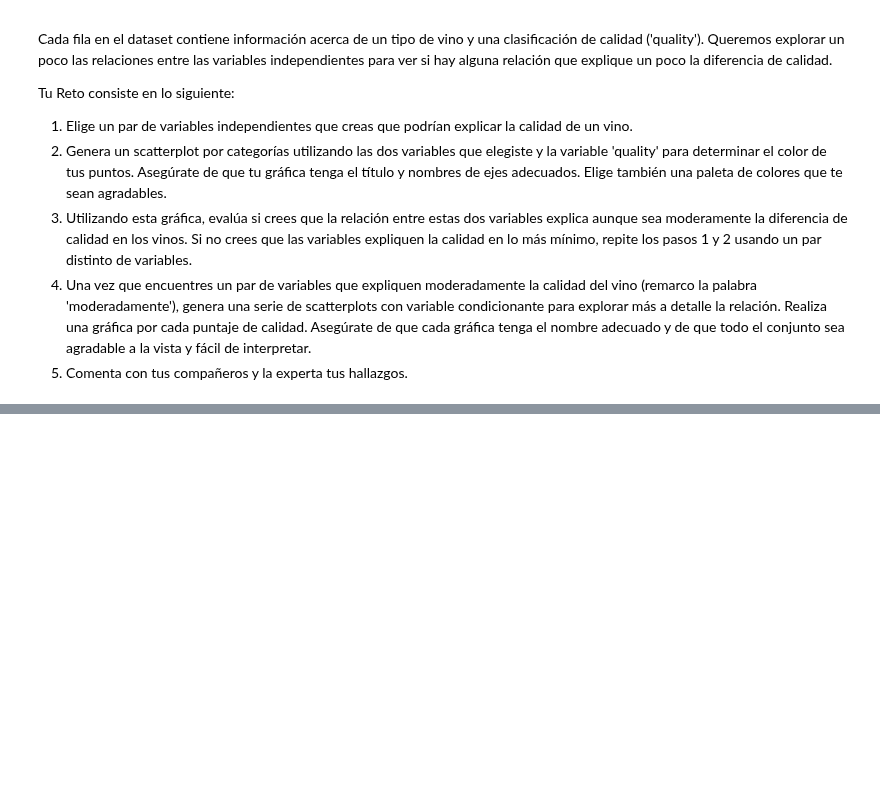
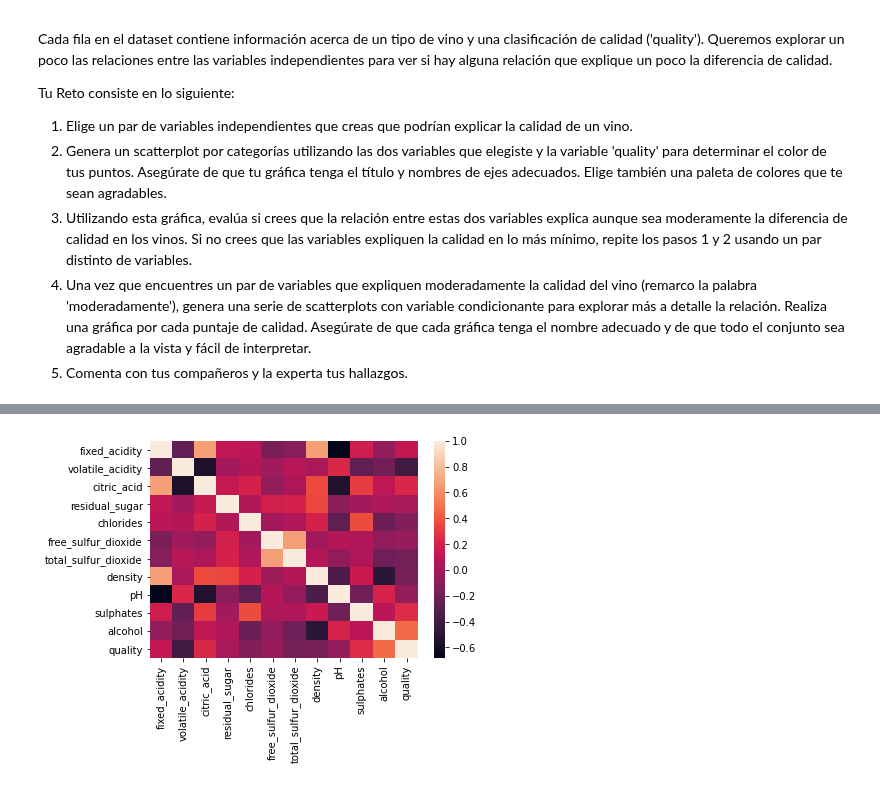
Before and after one commit to earandir/Data-Analyst, a Jupyter notebook: sesion06/Reto-02/variaciones_de_scatterplots.ipynb, the cells around one changed output, grey strips where cells are left out. Saved outputs shown, nothing was run; the diff lists cells and outputs as text; code cells hidden in the pictures; blank space fills up the shorter version.

```diff
--- a/sesion06/Reto-02/variaciones_de_scatterplots.ipynb
+++ b/sesion06/Reto-02/variaciones_de_scatterplots.ipynb
@@ -33,0 +39,4 @@ df.head()
+# %%
+sns.heatmap(df.corr());
+# %% [output]
+[figure, added]
```
Also changed, not shown: parts of 6 cells of this notebook.
